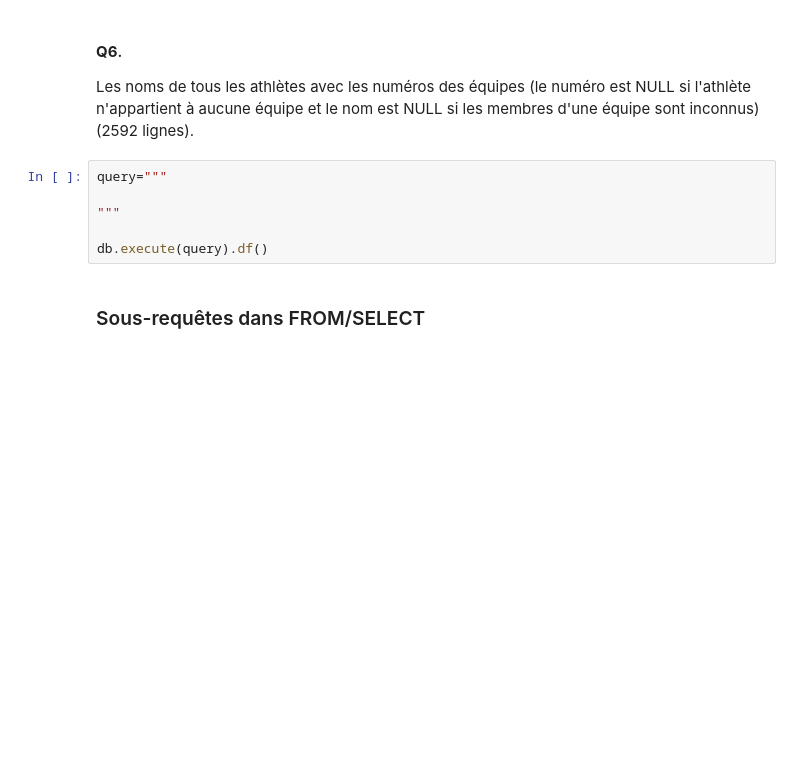
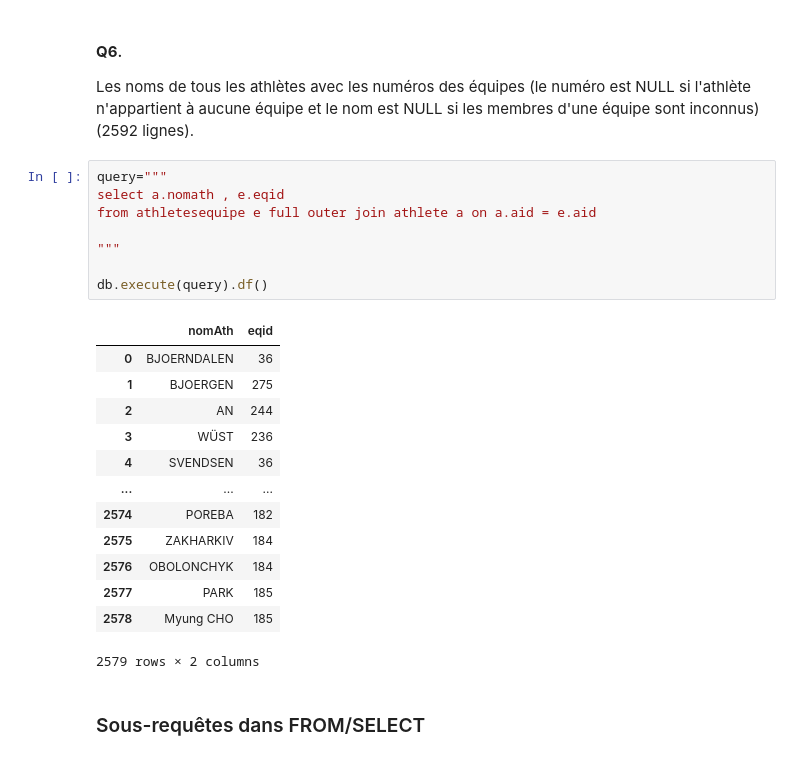
Before and after one commit to A-Aboo/UL2IN0019, a Jupyter notebook: TME 8 Compléments SQL-20260423/TD_TP_8_ETUDIANTS.ipynb, the cells around one changed output. Saved outputs shown, nothing was run; the diff lists cells and outputs as text; blank space fills up the shorter version.

```diff
--- a/TME 8 Compléments SQL-20260423/TD_TP_8_ETUDIANTS.ipynb
+++ b/TME 8 Compléments SQL-20260423/TD_TP_8_ETUDIANTS.ipynb
@@ -718,10 +839,26 @@ db.execute(query).df()
 Les noms de tous les athlètes avec les numéros des équipes (le numéro est NULL si l'athlète n'appartient à aucune équipe et le nom est NULL si les membres d'une équipe sont inconnus) (2592 lignes).
 # %%
 query="""
+select a.nomath , e.eqid
+from athletesequipe e full outer join athlete a on a.aid = e.aid
 
 """
 
 db.execute(query).df()
+# %% [output]
+|  | nomAth | eqid |
+| 0 | BJOERNDALEN | 36 |
+| 1 | BJOERGEN | 275 |
+| 2 | AN | 244 |
+| 3 | WÜST | 236 |
+| 4 | SVENDSEN | 36 |
+| ... | ... | ... |
+| 2574 | POREBA | 182 |
+| 2575 | ZAKHARKIV | 184 |
+| 2576 | OBOLONCHYK | 184 |
+| 2577 | PARK | 185 |
+| 2578 | Myung CHO | 185 |
+2579 rows × 2 columns
 # %% [markdown]
 ###  Sous-requêtes dans FROM/SELECT
 # %% [markdown]
```
Also changed, not shown: parts of 9 cells of this notebook.
